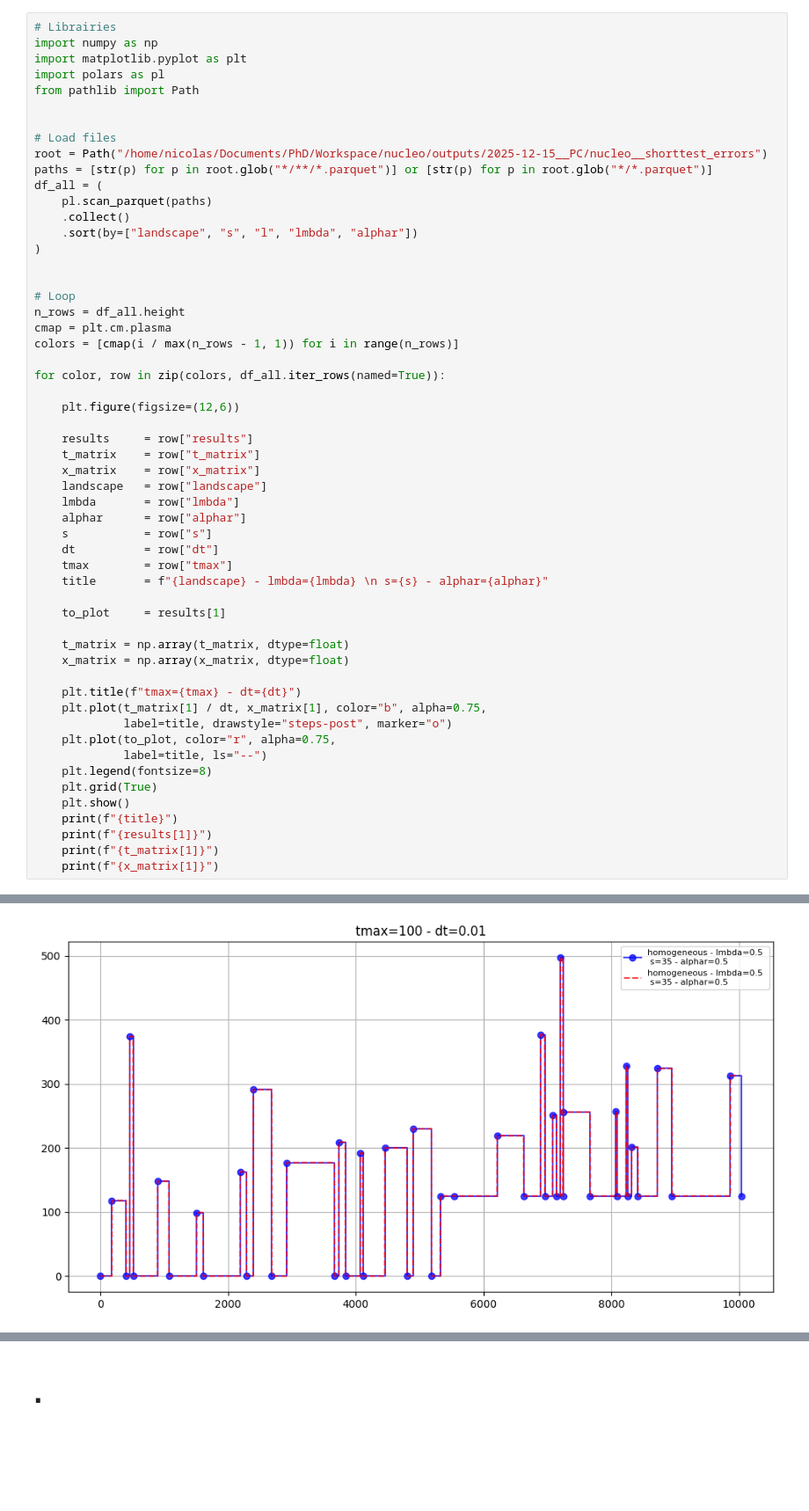
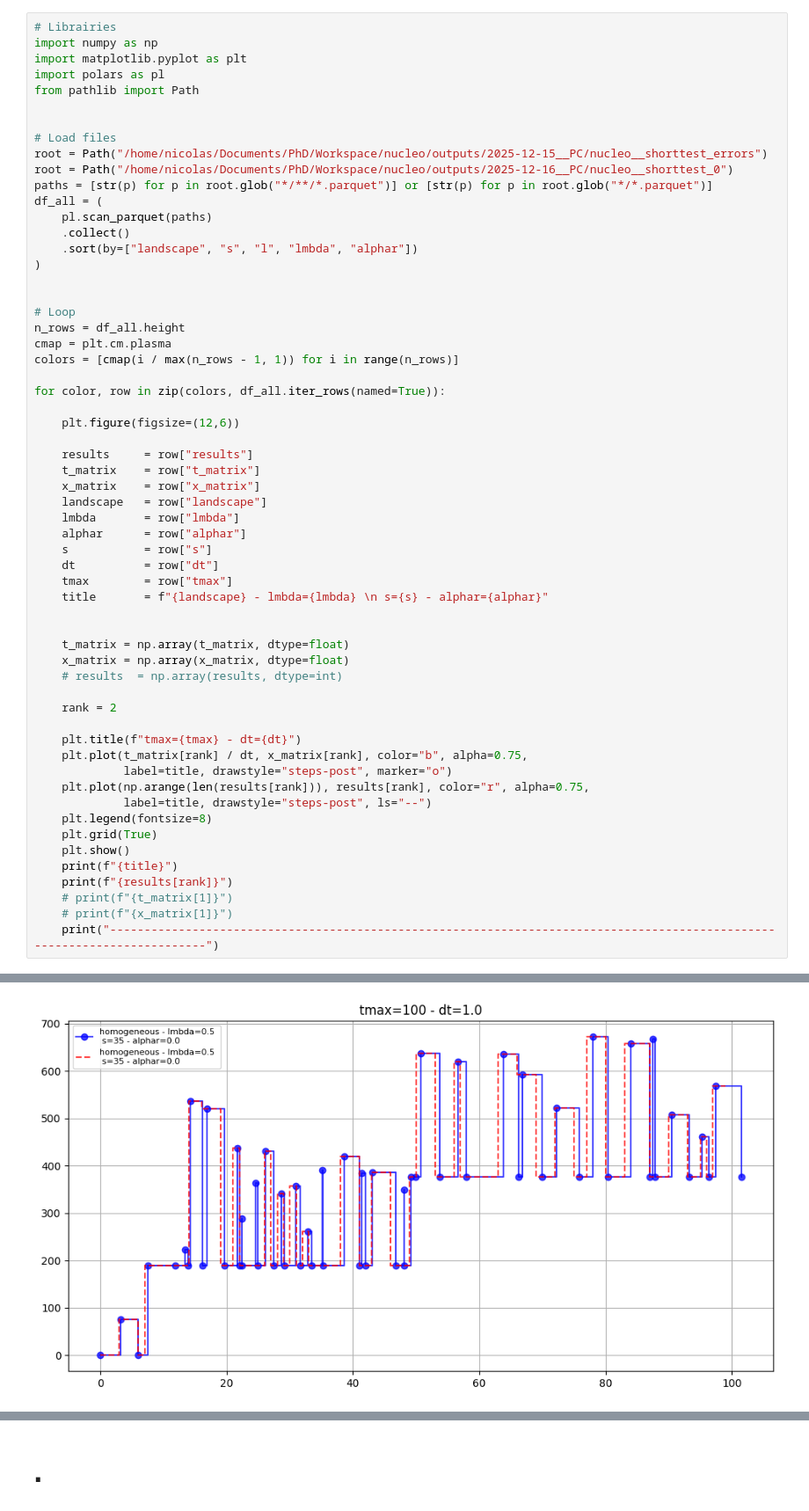
Before and after one commit to npelletbossot/nucleo, a Jupyter notebook: nucleo/working_on/new_formalism.ipynb, the cells around one changed output, grey strips where cells are left out. Shown at 88% size. Cells and saved outputs as stored; diff of their text form; blank space fills up the shorter version.

```diff
--- a/nucleo/working_on/new_formalism.ipynb
+++ b/nucleo/working_on/new_formalism.ipynb
@@ -8,6 +8,7 @@ from pathlib import Path
 
 # Load files
 root = Path("/home/nicolas/Documents/PhD/Workspace/nucleo/outputs/2025-12-15__PC/nucleo__shorttest_errors")
+root = Path("/home/nicolas/Documents/PhD/Workspace/nucleo/outputs/2025-12-16__PC/nucleo__shorttest_0")
 paths = [str(p) for p in root.glob("*/**/*.parquet")] or [str(p) for p in root.glob("*/*.parquet")]
 df_all = (
     pl.scan_parquet(paths)
@@ -36,21 +37,24 @@ for color, row in zip(colors, df_all.iter_rows(named=True)):
     tmax        = row["tmax"]
     title       = f"{landscape} - lmbda={lmbda} \n s={s} - alphar={alphar}"
 
-    to_plot     = results[1]
 
     t_matrix = np.array(t_matrix, dtype=float)
     x_matrix = np.array(x_matrix, dtype=float)
+    # results  = np.array(results, dtype=int)
+
+    rank = 2
 
     plt.title(f"tmax={tmax} - dt={dt}")
-    plt.plot(t_matrix[1] / dt, x_matrix[1], color="b", alpha=0.75,
+    plt.plot(t_matrix[rank] / dt, x_matrix[rank], color="b", alpha=0.75,
              label=title, drawstyle="steps-post", marker="o")
-    plt.plot(to_plot, color="r", alpha=0.75,
-             label=title, ls="--")
+    plt.plot(np.arange(len(results[rank])), results[rank], color="r", alpha=0.75,
+             label=title, drawstyle="steps-post", ls="--")
     plt.legend(fontsize=8)
     plt.grid(True)
     plt.show()
     print(f"{title}")
-    print(f"{results[1]}")
-    print(f"{t_matrix[1]}")
-    print(f"{x_matrix[1]}")
+    print(f"{results[rank]}")
+    # print(f"{t_matrix[1]}")
+    # print(f"{x_matrix[1]}")
+    print("--------------------------------------------------------------------------------------------------------------------------")
 # %% [output]
@@ -75,2 +66,2 @@ homogeneous - lmbda=0.5
-[figure, old version]
+[figure, new version]
 homogeneous - lmbda=0.5
```
Also changed, not shown: parts of 2 cells of this notebook, 4 other files.
